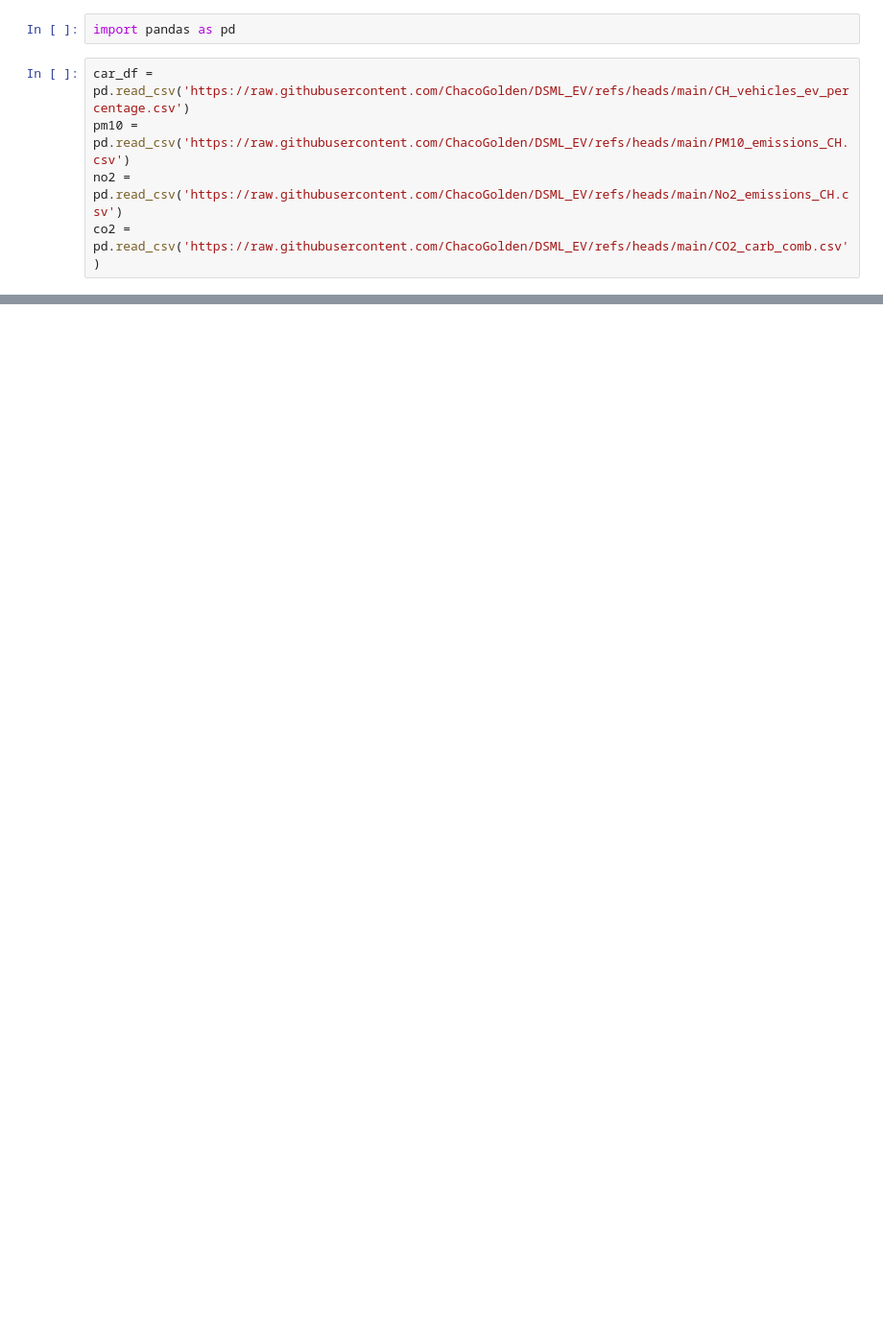
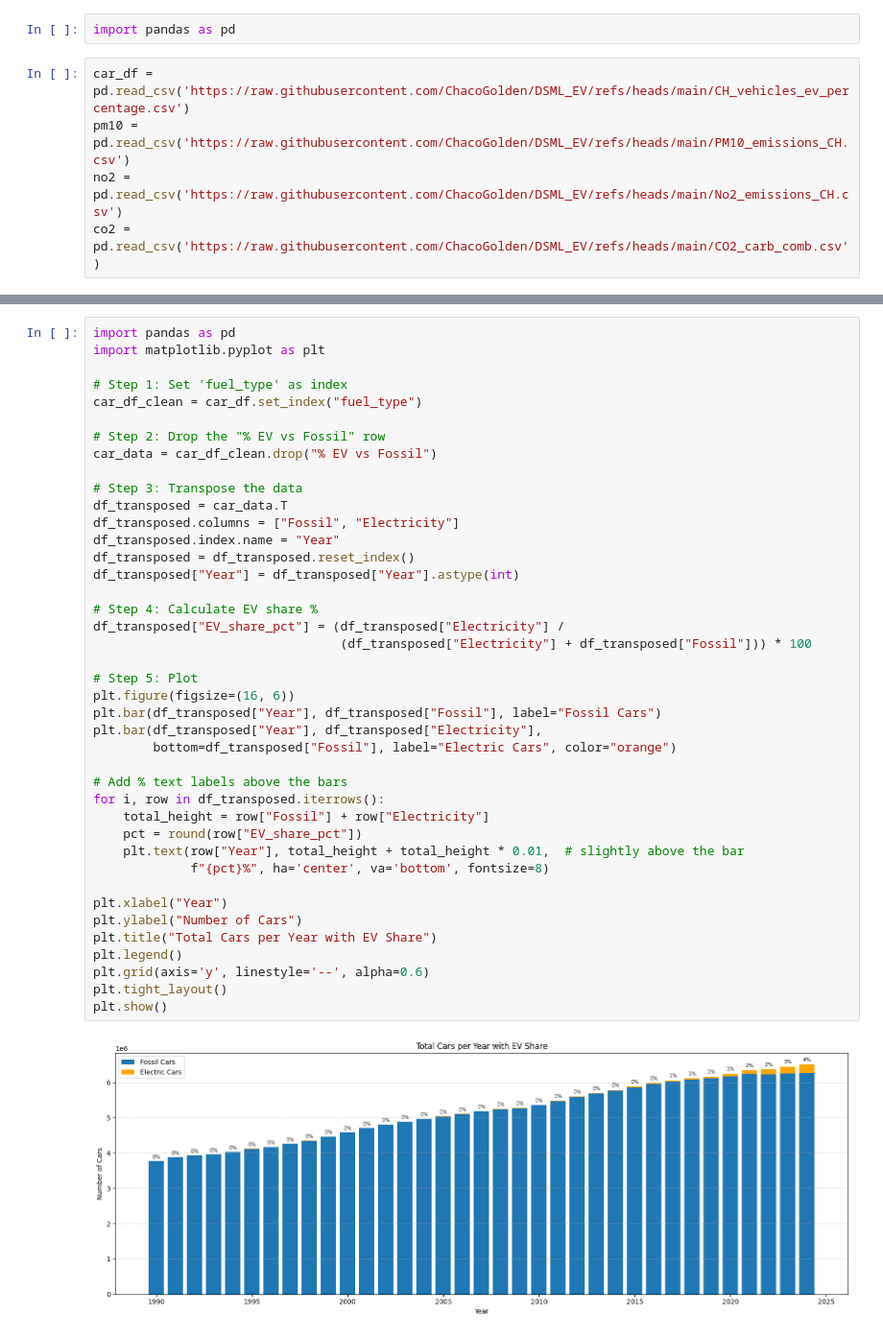
Before and after one commit to ChacoGolden/DSML_EV, a Jupyter notebook: Graph_start_video.ipynb, the cells around one changed output, grey strips where cells are left out. Shown: that part at 96% size. Cells and saved outputs as stored; diff of their text form; blank space fills up the shorter version.

```diff
--- a/Graph_start_video.ipynb
+++ b/Graph_start_video.ipynb
@@ -33,0 +59,43 @@ plt.show()
+# %%
+import pandas as pd
+import matplotlib.pyplot as plt
+
+# Step 1: Set 'fuel_type' as index
+car_df_clean = car_df.set_index("fuel_type")
+
+# Step 2: Drop the "% EV vs Fossil" row
+car_data = car_df_clean.drop("% EV vs Fossil")
+
+# Step 3: Transpose the data
+df_transposed = car_data.T
+df_transposed.columns = ["Fossil", "Electricity"]
+df_transposed.index.name = "Year"
+df_transposed = df_transposed.reset_index()
+df_transposed["Year"] = df_transposed["Year"].astype(int)
+
+# Step 4: Calculate EV share %
+df_transposed["EV_share_pct"] = (df_transposed["Electricity"] /
+                                 (df_transposed["Electricity"] + df_transposed["Fossil"])) * 100
+
+# Step 5: Plot
+plt.figure(figsize=(16, 6))
+plt.bar(df_transposed["Year"], df_transposed["Fossil"], label="Fossil Cars")
+plt.bar(df_transposed["Year"], df_transposed["Electricity"],
+        bottom=df_transposed["Fossil"], label="Electric Cars", color="orange")
+
+# Add % text labels above the bars
+for i, row in df_transposed.iterrows():
+    total_height = row["Fossil"] + row["Electricity"]
+    pct = round(row["EV_share_pct"])
+    plt.text(row["Year"], total_height + total_height * 0.01,  # slightly above the bar
+             f"{pct}%", ha='center', va='bottom', fontsize=8)
+
+plt.xlabel("Year")
+plt.ylabel("Number of Cars")
+plt.title("Total Cars per Year with EV Share")
+plt.legend()
+plt.grid(axis='y', linestyle='--', alpha=0.6)
+plt.tight_layout()
+plt.show()
+# %% [output]
+[figure, added]
```
Also changed, not shown: parts of 21 cells of this notebook.
